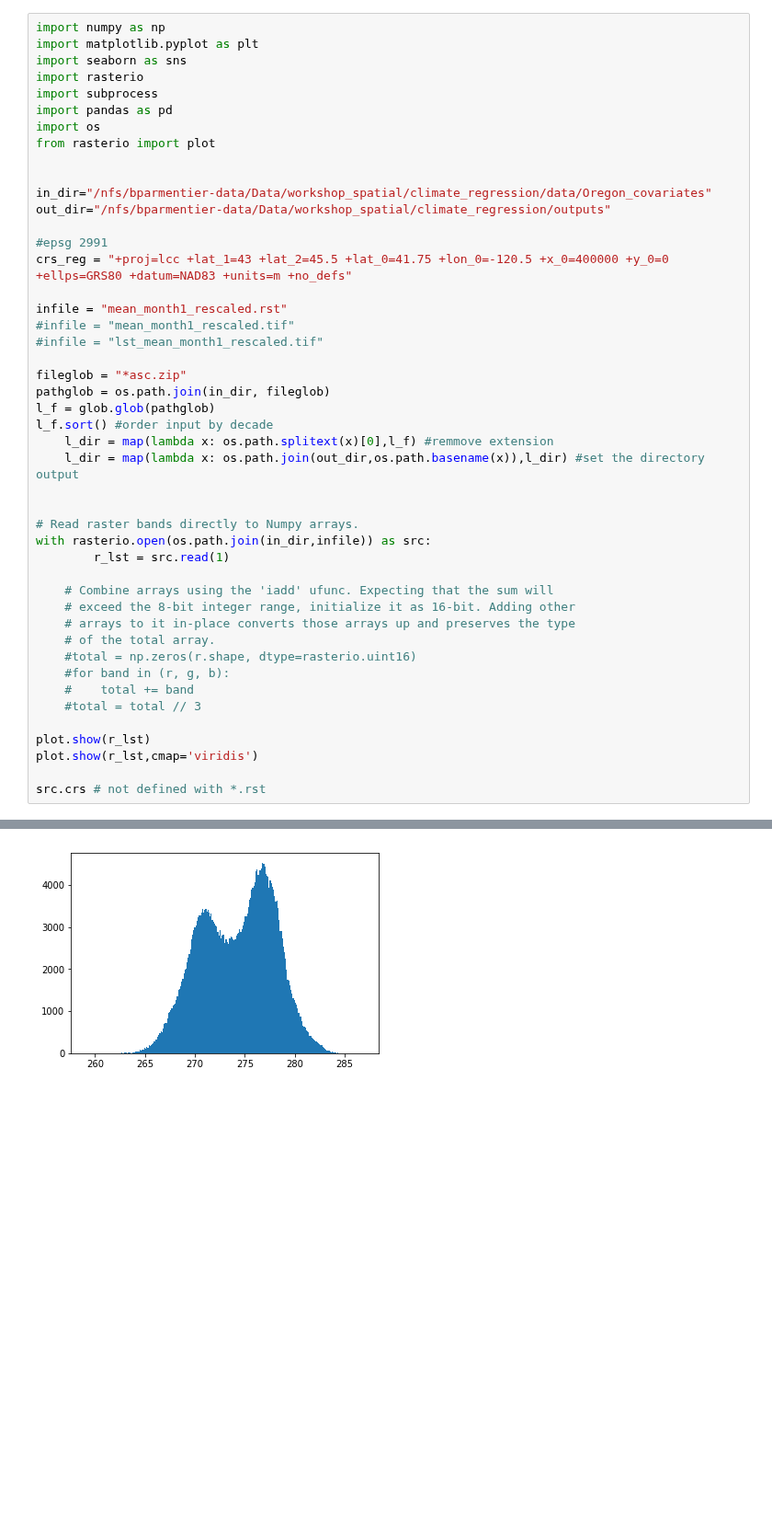
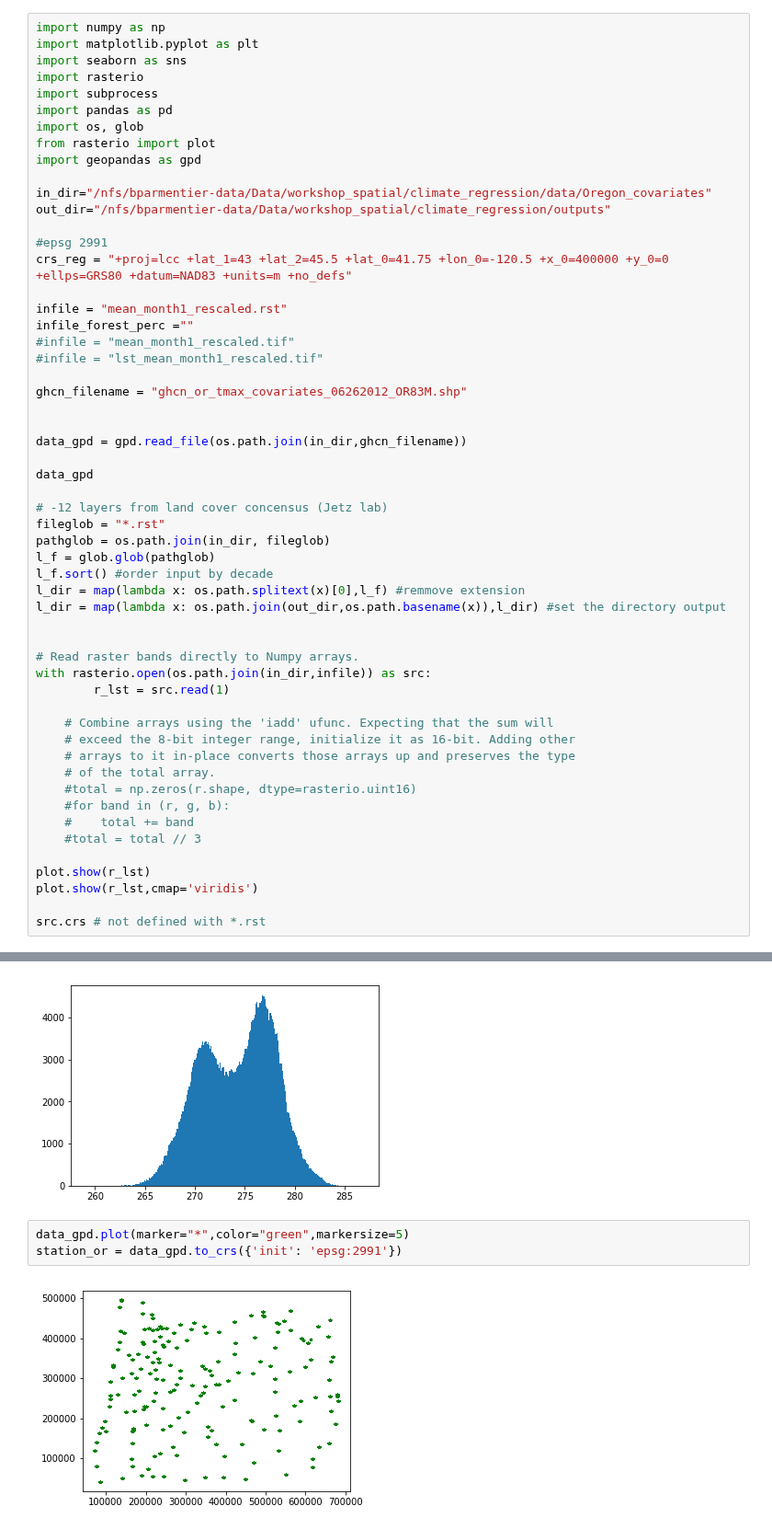
Before and after one commit to bparment1/workshops_courses_spatial_analyses, a Jupyter notebook: regression_temperature.ipynb, the cells around one changed output, grey strips where cells are left out. Shown at 92% size. Cells and saved outputs as stored; diff of their text form; blank space fills up the shorter version.

```diff
--- a/regression_temperature.ipynb
+++ b/regression_temperature.ipynb
@@ -9,9 +9,9 @@ import seaborn as sns
 import rasterio
 import subprocess
 import pandas as pd
-import os
+import os, glob
 from rasterio import plot
-
+import geopandas as gpd
 
 in_dir="/nfs/bparmentier-data/Data/workshop_spatial/climate_regression/data/Oregon_covariates"
 out_dir="/nfs/bparmentier-data/Data/workshop_spatial/climate_regression/outputs"
@@ -20,15 +20,24 @@ out_dir="/nfs/bparmentier-data/Data/workshop_spatial/climate_regression/outputs"
 crs_reg = "+proj=lcc +lat_1=43 +lat_2=45.5 +lat_0=41.75 +lon_0=-120.5 +x_0=400000 +y_0=0 +ellps=GRS80 +datum=NAD83 +units=m +no_defs"
 
 infile = "mean_month1_rescaled.rst"
+infile_forest_perc =""
 #infile = "mean_month1_rescaled.tif"
 #infile = "lst_mean_month1_rescaled.tif"
 
-fileglob = "*asc.zip"
+ghcn_filename = "ghcn_or_tmax_covariates_06262012_OR83M.shp"
+
+
+data_gpd = gpd.read_file(os.path.join(in_dir,ghcn_filename))
+
+data_gpd
+
+# -12 layers from land cover concensus (Jetz lab)
+fileglob = "*.rst"
 pathglob = os.path.join(in_dir, fileglob)
 l_f = glob.glob(pathglob)
 l_f.sort() #order input by decade
-    l_dir = map(lambda x: os.path.splitext(x)[0],l_f) #remmove extension
-    l_dir = map(lambda x: os.path.join(out_dir,os.path.basename(x)),l_dir) #set the directory output
+l_dir = map(lambda x: os.path.splitext(x)[0],l_f) #remmove extension
+l_dir = map(lambda x: os.path.join(out_dir,os.path.basename(x)),l_dir) #set the directory output
 
 
 # Read raster bands directly to Numpy arrays.
@@ -95,3 +104,8 @@ plt.hist(r_lst.ravel(),bins=256,range=(259.0,287.0))
        dtype=float32),
  <a list of 256 Patch objects>)
 [figure]
+# %%
+data_gpd.plot(marker="*",color="green",markersize=5)
+station_or = data_gpd.to_crs({'init': 'epsg:2991'})
+# %% [output]
+[figure, added]
```
Also changed, not shown: parts of 1 cell of this notebook.
